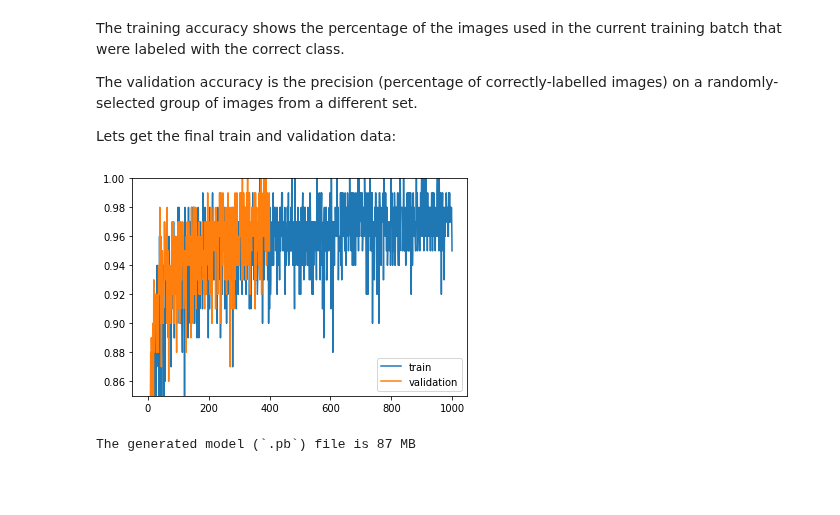
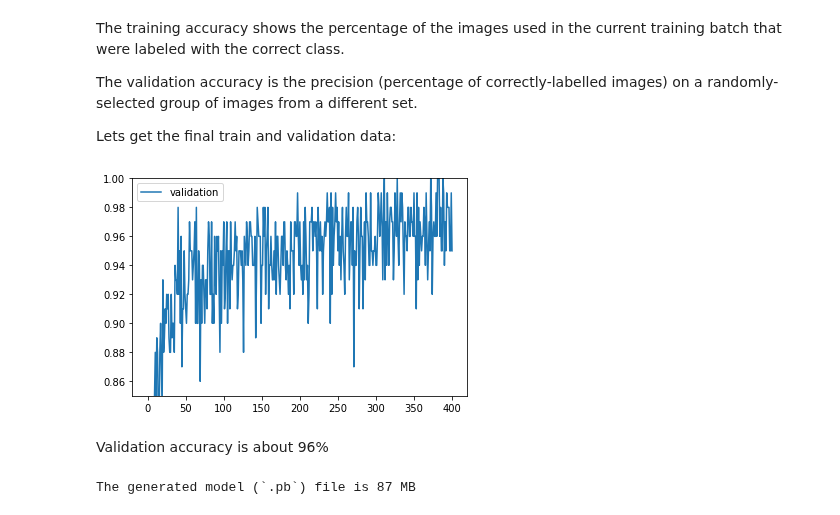
Before and after one commit to satellite-image-deep-learning/techniques, a Jupyter notebook: tensorflow/Tensorflow transfer learning 16-4-2018.ipynb, the cells around one changed output. Saved outputs shown, nothing was run; the diff lists cells and outputs as text; code cells hidden in the pictures; blank space fills up the shorter version.

```diff
--- a/tensorflow/Tensorflow transfer learning 16-4-2018.ipynb
+++ b/tensorflow/Tensorflow transfer learning 16-4-2018.ipynb
@@ -88,12 +96,14 @@ train_accuracy = pd.read_csv("../resources/run_train-tag-accuracy_1.csv")
 # %%
 validation_accuracy = pd.read_csv("../resources/run_validation-tag-accuracy_1.csv")
 # %%
-plt.plot(train_accuracy['Value'], label='train')
+#plt.plot(train_accuracy['Value'], label='train')
 plt.plot(validation_accuracy['Value'], label='validation')
 plt.ylim((0.85, 1.0))
 plt.legend();
 # %% [output]
-[figure, old version]
+[figure, new version]
+# %% [markdown]
+Validation accuracy is about 96%
 # %%
 model_path = "/Users/robincole/Documents/Data/PatternNet/inception_v3/output_graph.pb"
 file_size = int(os.stat(model_path).st_size/1e6)
```
Also changed, not shown: parts of 7 cells of this notebook, 2 other files.
